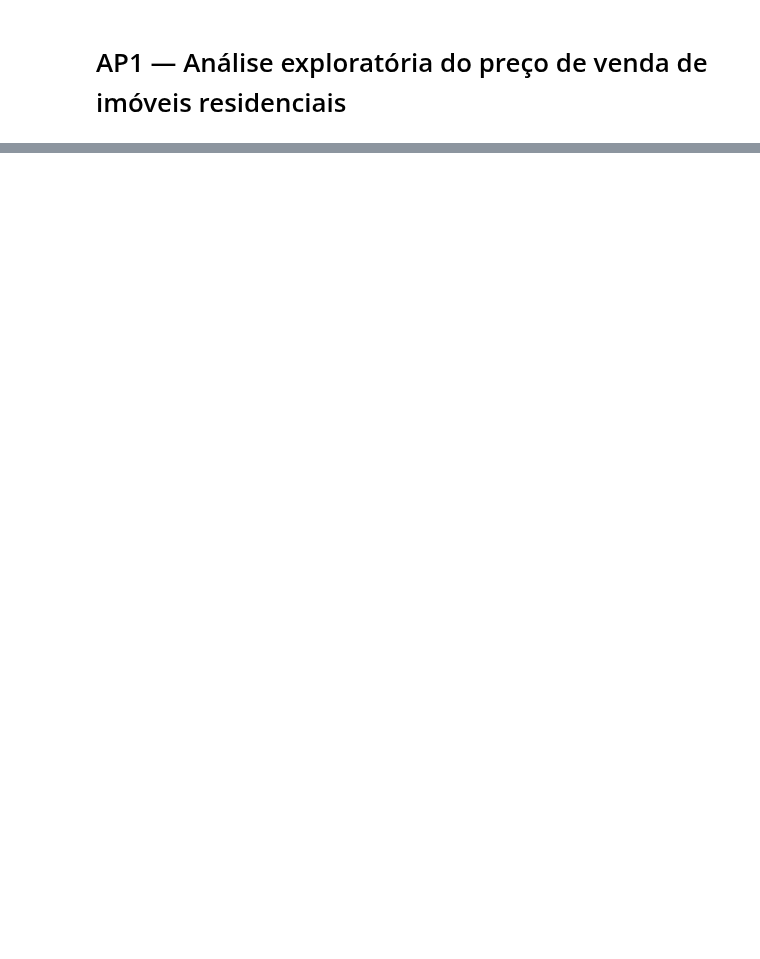
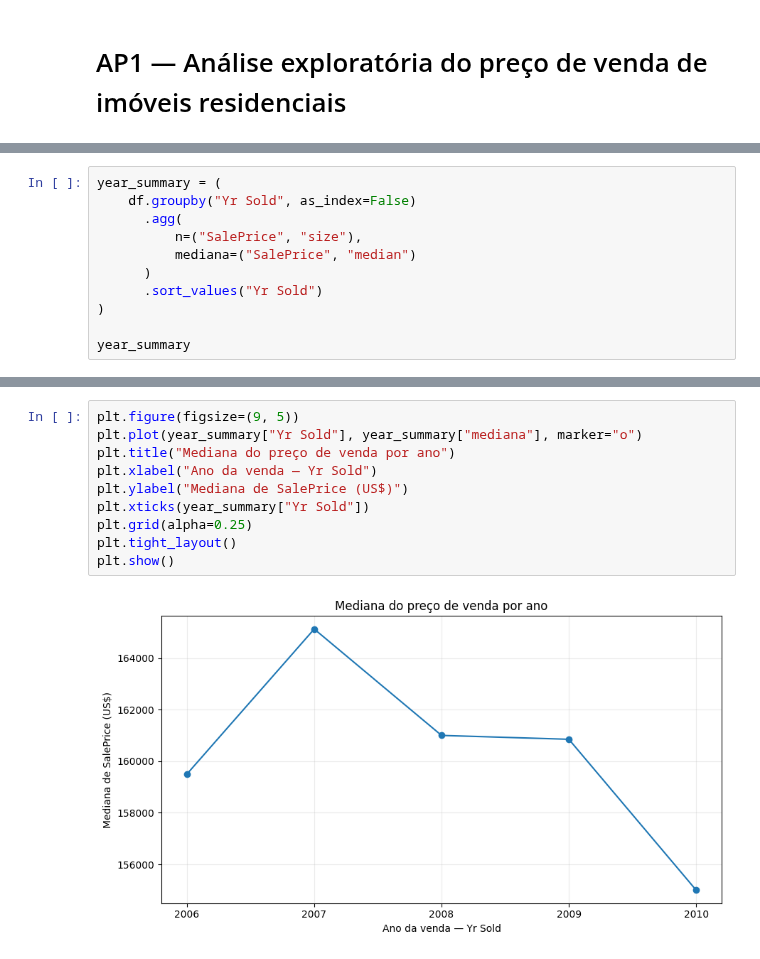
Before and after one commit to Luisao2007/met-quant-trabalho, a Jupyter notebook: notebooks/ap1.ipynb, the cells around one changed output, grey strips where cells are left out. Drawn from its saved outputs; the diff is of its cells as text; blank space fills up the shorter version.

```diff
--- a/notebooks/ap1.ipynb
+++ b/notebooks/ap1.ipynb
@@ -54,0 +383,11 @@ memory usage: 1.8+ MB
+# %%
+year_summary = (
+    df.groupby("Yr Sold", as_index=False)
+      .agg(
+          n=("SalePrice", "size"),
+          mediana=("SalePrice", "median")
+      )
+      .sort_values("Yr Sold")
+)
+
+year_summary
@@ -54,0 +401,12 @@ memory usage: 1.8+ MB
+# %%
+plt.figure(figsize=(9, 5))
+plt.plot(year_summary["Yr Sold"], year_summary["mediana"], marker="o")
+plt.title("Mediana do preço de venda por ano")
+plt.xlabel("Ano da venda — Yr Sold")
+plt.ylabel("Mediana de SalePrice (US$)")
+plt.xticks(year_summary["Yr Sold"])
+plt.grid(alpha=0.25)
+plt.tight_layout()
+plt.show()
+# %% [output]
+[figure, added]
```
Also changed, not shown: parts of 46 cells of this notebook.
